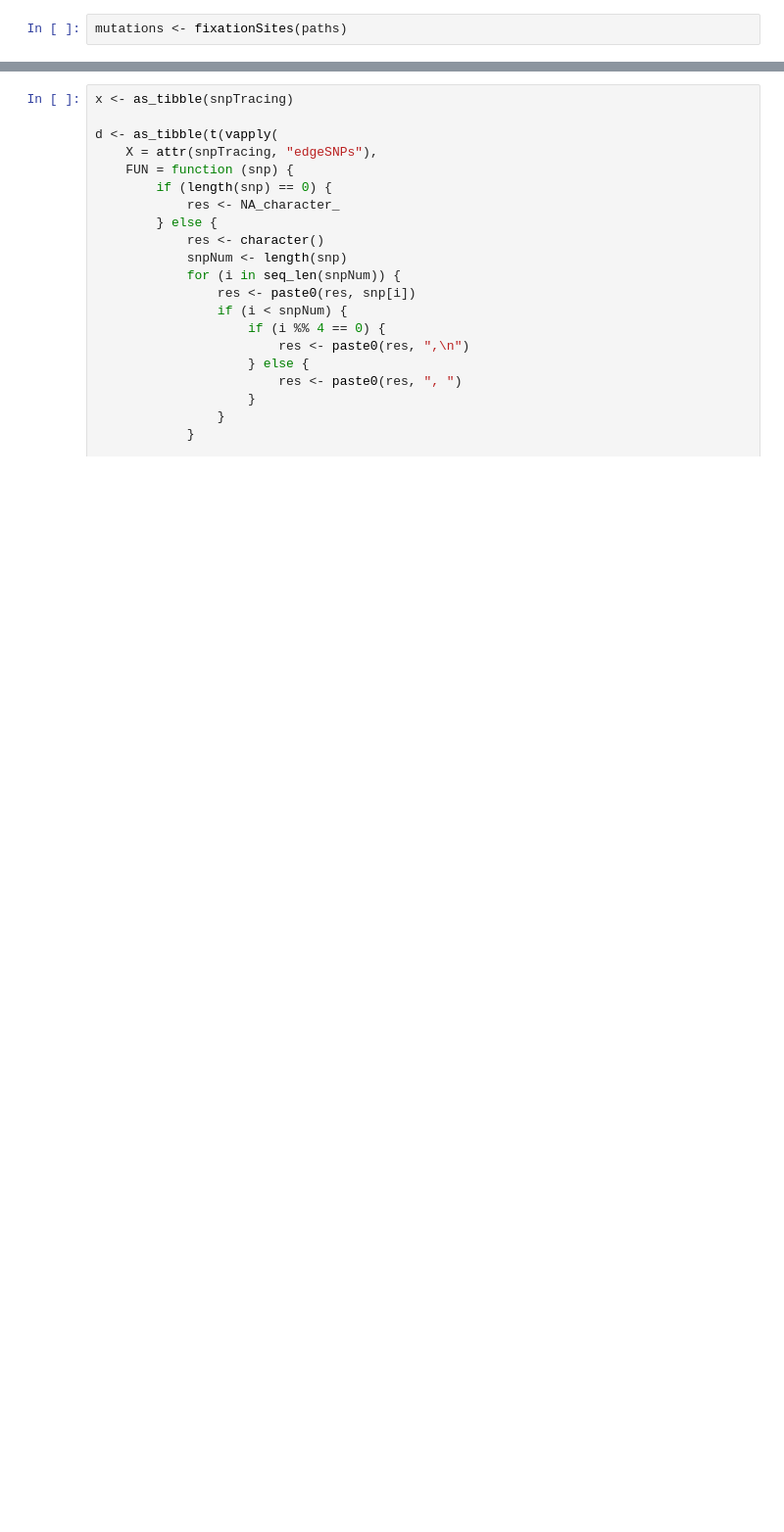
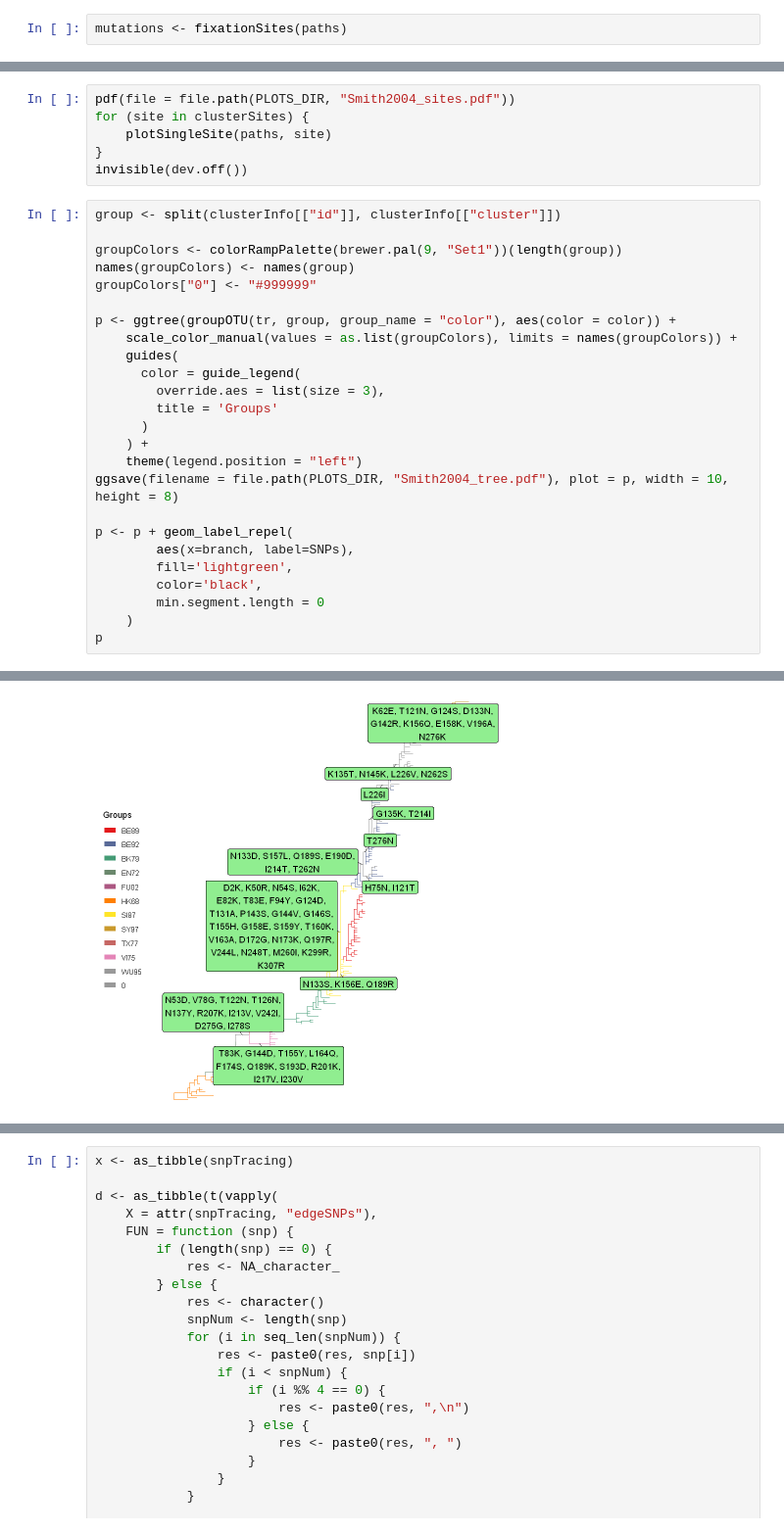
Before and after one commit to Takkoona/phyloColoring, a Jupyter notebook: 1.1_find_fixations.ipynb, the cells around one changed output, grey strips where cells are left out. Shown at 98% size. Drawn from its saved outputs; the diff is of its cells as text; blank space fills up the shorter version.

Commit message:
Geo-info and similarity PC1 plot

```diff
--- a/1.1_find_fixations.ipynb
+++ b/1.1_find_fixations.ipynb
@@ -133,0 +113,32 @@ Warning message:
+# %%
+pdf(file = file.path(PLOTS_DIR, "Smith2004_sites.pdf"))
+for (site in clusterSites) {
+    plotSingleSite(paths, site)
+}
+invisible(dev.off())
+# %%
+group <- split(clusterInfo[["id"]], clusterInfo[["cluster"]])
+
+groupColors <- colorRampPalette(brewer.pal(9, "Set1"))(length(group))
+names(groupColors) <- names(group)
+groupColors["0"] <- "#999999"
+
+p <- ggtree(groupOTU(tr, group, group_name = "color"), aes(color = color)) +
+    scale_color_manual(values = as.list(groupColors), limits = names(groupColors)) +
+    guides(
+      color = guide_legend(
+        override.aes = list(size = 3),
+        title = 'Groups'
+      )
+    ) +
+    theme(legend.position = "left")
+ggsave(filename = file.path(PLOTS_DIR, "Smith2004_tree.pdf"), plot = p, width = 10, height = 8)
+
+p <- p + geom_label_repel(
+        aes(x=branch, label=SNPs),
+        fill='lightgreen',
+        color='black',
+        min.segment.length = 0
+    )
+p
+# %% [output]
@@ -133,0 +147 @@ Warning message:
+[figure, added]
```
Also changed, not shown: parts of 62 cells of this notebook, 13 other files.
